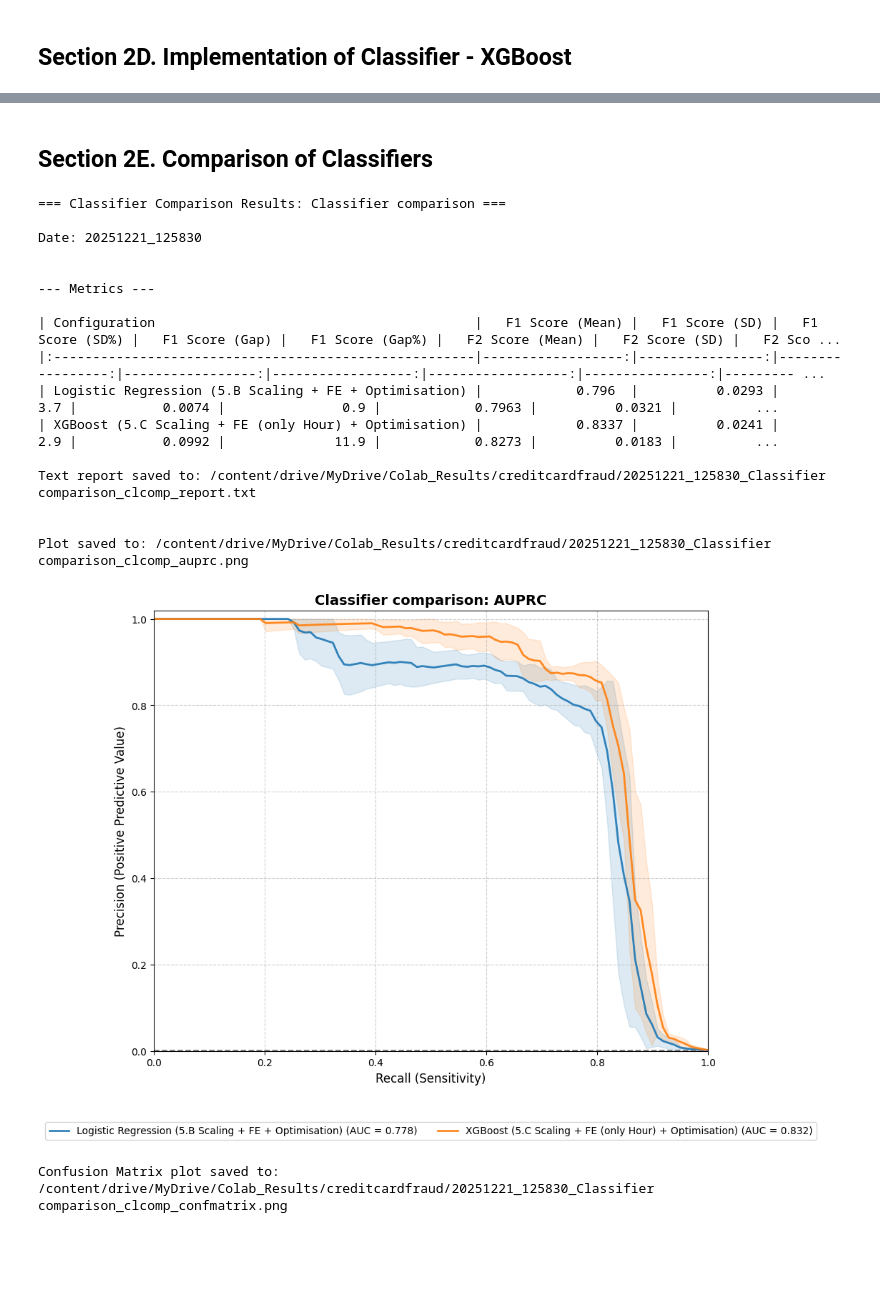
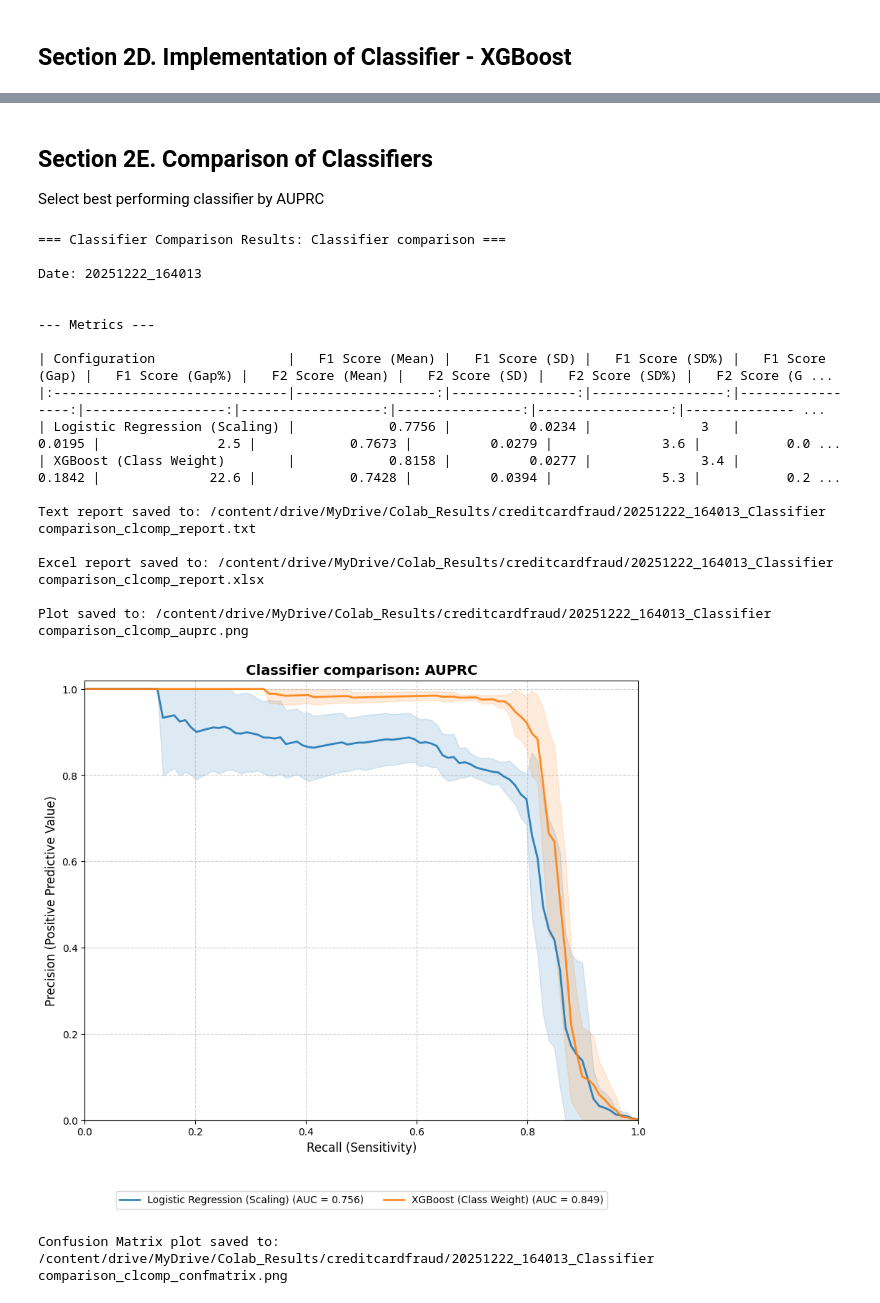
Before and after one commit to ang-bill/IU-DLMDSME01-Credit-Card-Fraud-Detection, a Jupyter notebook: Task1_Credit_Card_Fraud_Detection_Classifier.ipynb, the cells around one changed output, grey strips where cells are left out. Saved outputs shown, nothing was run; the diff lists cells and outputs as text; code cells hidden in the pictures; blank space fills up the shorter version.

Commit message:
Analyse results

```diff
--- a/Task1_Credit_Card_Fraud_Detection_Classifier.ipynb
+++ b/Task1_Credit_Card_Fraud_Detection_Classifier.ipynb
@@ -121,6 +124,9 @@ class DayNightExtractor(BaseEstimator, TransformerMixin):
         X_copy['Is_Night'] = (((X_copy['Time'] % (60*60*24)) // (60*60)) <= 8)
         X_copy['Is_Night'] = X_copy['Is_Night'].astype(int)
 
+        # Drop the original Time feature
+        X_copy.drop(columns=['Time'], inplace=True)
+
         return X_copy
 # %% [markdown]
 #### LogAmountExtractor
@@ -139,6 +145,9 @@ class LogAmountExtractor(BaseEstimator, TransformerMixin):
         # np.log1p to avoid log(0) errors
         X_copy['Log_Amount'] = np.log1p(X_copy['Amount'])
 
+        # Drop the original Amount feature
+        X_copy.drop(columns=['Amount'], inplace=True)
+
         return X_copy
 # %% [markdown]
 #### V14V17InteractionExtractor
@@ -504,6 +492,7 @@ def visualize_results_classifier_comparison(exp_name, df_results, plot_data):
 
     # e.g., "experiments/20251211_204500_XGBoost_V5_NoRUS_report.txt"
     report_file = os.path.join(local_results_dir, f"{timestamp}_{exp_name}_clcomp_report.txt")
+    report_excel_file = os.path.join(local_results_dir, f"{timestamp}_{exp_name}_clcomp_report.xlsx")
 
     auprc_file = os.path.join(local_results_dir, f"{timestamp}_{exp_name}_clcomp_auprc.png")
 
@@ -519,6 +508,10 @@ def visualize_results_classifier_comparison(exp_name, df_results, plot_data):
 
     print(f"\nText report saved to: {report_file}\n")
 
+    # Store text report additionally as Excel
+    df_results.to_excel(report_excel_file, index=False)
+    print(f"Excel report saved to: {report_excel_file}")
+
     # Plot AUPRC: Classifier Comparison
     plot_pr_curves_with_std(plot_data,
                             title=f"{exp_name}: AUPRC",
@@ -527,7 +520,7 @@ def visualize_results_classifier_comparison(exp_name, df_results, plot_data):
     # Plot Confusion Matrices
     plot_confusion_matrices(
         plot_data,
-        title=f"{exp_name}: Confusion Matrices",
+        title=f"{exp_name}: Confusion Matrices (Mean per Fold)",
         save_path=cm_file
     )
 # %% [markdown]
@@ -878,8 +896,11 @@ from scipy.stats import uniform, loguniform
 
 # SciKit-Learn LogisticRegression
 # (https://scikit-learn.org/stable/modules/generated/sklearn.linear_model.LogisticRegression.html)
+
 # Regularization is applied by default
 # Solver liblinear: supports L1 and L2 regularization
+# The parameter class_weight is set to 'balanced'
+# in case of 'class_weight': True
 
 lr_params = {'C': loguniform(1e-4, 1), # regularization strength
              'penalty': ['l1', 'l2']   # regularization type
@@ -890,8 +911,7 @@ lr_df_results, lr_plot_data = run_ablation_study(
     base_clf=LogisticRegression(
         solver='liblinear',
         dual=False,  # Required for L1 (primal form, more samples than features)
-        class_weight='balanced',
-        random_state=42),
+        random_state=137),
     param_dist=lr_params,
     X=X, y=y, configs=configs
 )
@@ -1278,59 +1030,46 @@ Analysis of "6 + Optimisation (without RUS)": low SD indicating high stability,
 # %% [markdown]
 ## Section 2E. Comparison of Classifiers
+Select best performing classifier by AUPRC
 # %%
 import pandas as pd
 
-# --- 1. Process Logistic Regression Best Result ---
-# Find the row index with the highest F1 Score (Mean)
-# We convert to float just in case the column is still stored as strings
-lr_best_idx = pd.to_numeric(lr_df_results['F1 Score (Mean)']).idxmax()
+# Find Logistic Regression best result (best AUPRC)
+lr_best_idx = pd.to_numeric(lr_df_results['AUPRC (Mean)']).idxmax()
 lr_best_config_name = lr_df_results.loc[lr_best_idx, 'Configuration']
-
-# Prepare the new name: "Logistic Regression (Original Name)"
 lr_new_name = f"Logistic Regression ({lr_best_config_name})"
-
-# Extract the data row and plot data
 lr_best_df = lr_df_results.iloc[[lr_best_idx]].copy()
 lr_best_df['Configuration'] = lr_new_name
 lr_best_plot = {lr_new_name: lr_plot_data[lr_best_config_name]}
 
-# --- 2. Process XGBoost Best Result ---
-xgb_best_idx = pd.to_numeric(xgb_df_results['F1 Score (Mean)']).idxmax()
+# Find XGBoost best result (best AUPRC)
+xgb_best_idx = pd.to_numeric(xgb_df_results['AUPRC (Mean)']).idxmax()
 xgb_best_config_name = xgb_df_results.loc[xgb_best_idx, 'Configuration']
-
-# Prepare the new name: "XGBoost (Original Name)"
 xgb_new_name = f"XGBoost ({xgb_best_config_name})"
-
-# Extract the data row and plot data
 xgb_best_df = xgb_df_results.iloc[[xgb_best_idx]].copy()
 xgb_best_df['Configuration'] = xgb_new_name
 xgb_best_plot = {xgb_new_name: xgb_plot_data[xgb_best_config_name]}
 
-# --- 3. Combine and Visualize ---
-# Combine DataFrames
+# Combine and visualize
 combined_results = pd.concat([lr_best_df, xgb_best_df], ignore_index=True)
-
-# Combine Plot Data Dictionaries
 combined_plot_data = {**lr_best_plot, **xgb_best_plot}
-
-# Call visualize_results (passing None for param_dist as they differ between models)
 visualize_results_classifier_comparison("Classifier comparison", combined_results, combined_plot_data)
 # %% [output]
 === Classifier Comparison Results: Classifier comparison ===
 
-Date: 20251221_125830
+Date: 20251222_164013
 
 
 --- Metrics ---
 
-| Configuration                                         |   F1 Score (Mean) |   F1 Score (SD) |   F1 Score (SD%) |   F1 Score (Gap) |   F1 Score (Gap%) |   F2 Score (Mean) |   F2 Score (SD) |   F2 Sco ...
-|:------------------------------------------------------|------------------:|----------------:|-----------------:|-----------------:|------------------:|------------------:|----------------:|--------- ...
-| Logistic Regression (5.B Scaling + FE + Optimisation) |            0.796  |          0.0293 |              3.7 |           0.0074 |               0.9 |            0.7963 |          0.0321 |          ...
-| XGBoost (5.C Scaling + FE (only Hour) + Optimisation) |            0.8337 |          0.0241 |              2.9 |           0.0992 |              11.9 |            0.8273 |          0.0183 |          ...
+| Configuration                 |   F1 Score (Mean) |   F1 Score (SD) |   F1 Score (SD%) |   F1 Score (Gap) |   F1 Score (Gap%) |   F2 Score (Mean) |   F2 Score (SD) |   F2 Score (SD%) |   F2 Score (G ...
+|:------------------------------|------------------:|----------------:|-----------------:|-----------------:|------------------:|------------------:|----------------:|-----------------:|-------------- ...
+| Logistic Regression (Scaling) |            0.7756 |          0.0234 |              3   |           0.0195 |               2.5 |            0.7673 |          0.0279 |              3.6 |           0.0 ...
+| XGBoost (Class Weight)        |            0.8158 |          0.0277 |              3.4 |           0.1842 |              22.6 |            0.7428 |          0.0394 |              5.3 |           0.2 ...
 
-Text report saved to: /content/drive/MyDrive/Colab_Results/creditcardfraud/20251221_125830_Classifier comparison_clcomp_report.txt
+Text report saved to: /content/drive/MyDrive/Colab_Results/creditcardfraud/20251222_164013_Classifier comparison_clcomp_report.txt
 
+Excel report saved to: /content/drive/MyDrive/Colab_Results/creditcardfraud/20251222_164013_Classifier comparison_clcomp_report.xlsx
 
-Plot saved to: /content/drive/MyDrive/Colab_Results/creditcardfraud/20251221_125830_Classifier comparison_clcomp_auprc.png
+Plot saved to: /content/drive/MyDrive/Colab_Results/creditcardfraud/20251222_164013_Classifier comparison_clcomp_auprc.png
-[figure, old version]
+[figure, new version]
-Confusion Matrix plot saved to: /content/drive/MyDrive/Colab_Results/creditcardfraud/20251221_125830_Classifier comparison_clcomp_confmatrix.png
+Confusion Matrix plot saved to: /content/drive/MyDrive/Colab_Results/creditcardfraud/20251222_164013_Classifier comparison_clcomp_confmatrix.png
```
Also changed, not shown: parts of 33 cells of this notebook.
